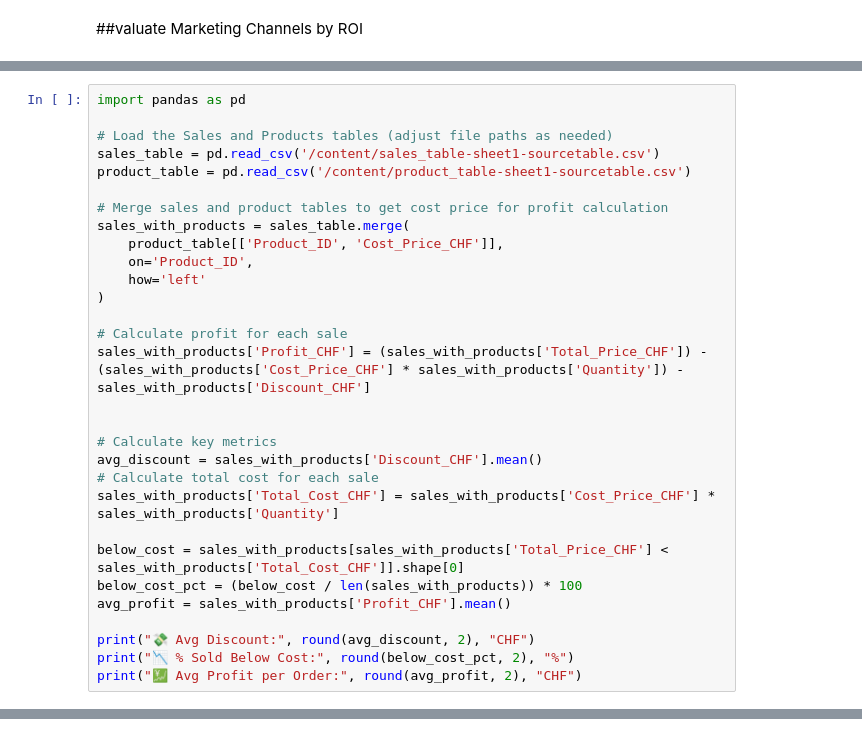
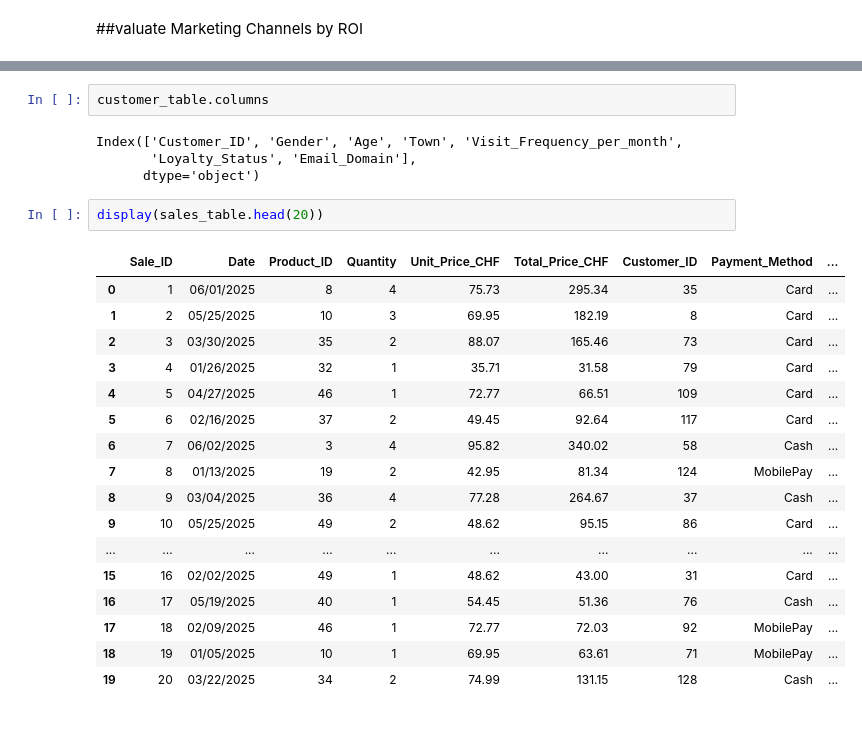
Before and after one commit to Mainabryan/-DropNet-Predicting-University-Dropout-Risk-in-Kenya, a Jupyter notebook: Swiss_clothing_brand.ipynb, the cells around one changed output, grey strips where cells are left out. Drawn from its saved outputs; the diff is of its cells as text.

```diff
--- a/Swiss_clothing_brand.ipynb
+++ b/Swiss_clothing_brand.ipynb
@@ -1178,30 +796,0 @@ For example, when doing 'df[col].method(value, inplace=True)', try using 'df.met
-# %%
-import pandas as pd
-
-# Load the Sales and Products tables (adjust file paths as needed)
-sales_table = pd.read_csv('/content/sales_table-sheet1-sourcetable.csv')
-product_table = pd.read_csv('/content/product_table-sheet1-sourcetable.csv')
-
-# Merge sales and product tables to get cost price for profit calculation
-sales_with_products = sales_table.merge(
-    product_table[['Product_ID', 'Cost_Price_CHF']],
-    on='Product_ID',
-    how='left'
-)
-
-# Calculate profit for each sale
-sales_with_products['Profit_CHF'] = (sales_with_products['Total_Price_CHF']) - (sales_with_products['Cost_Price_CHF'] * sales_with_products['Quantity']) - sales_with_products['Discount_CHF']
-
-
-# Calculate key metrics
-avg_discount = sales_with_products['Discount_CHF'].mean()
-# Calculate total cost for each sale
-sales_with_products['Total_Cost_CHF'] = sales_with_products['Cost_Price_CHF'] * sales_with_products['Quantity']
-
-below_cost = sales_with_products[sales_with_products['Total_Price_CHF'] < sales_with_products['Total_Cost_CHF']].shape[0]
-below_cost_pct = (below_cost / len(sales_with_products)) * 100
-avg_profit = sales_with_products['Profit_CHF'].mean()
-
-print("💸 Avg Discount:", round(avg_discount, 2), "CHF")
-print("📉 % Sold Below Cost:", round(below_cost_pct, 2), "%")
-print("💹 Avg Profit per Order:", round(avg_profit, 2), "CHF")
@@ -1254,0 +841,26 @@ KeyError: 'Purchase_Count'
+# %%
+customer_table.columns
+# %% [output]
+Index(['Customer_ID', 'Gender', 'Age', 'Town', 'Visit_Frequency_per_month',
+       'Loyalty_Status', 'Email_Domain'],
+      dtype='object')
+# %%
+display(sales_table.head(20))
+# %% [output]
+|  | Sale_ID | Date | Product_ID | Quantity | Unit_Price_CHF | Total_Price_CHF | Customer_ID | Payment_Method | ... |
+| 0 | 1 | 06/01/2025 | 8 | 4 | 75.73 | 295.34 | 35 | Card | ... |
+| 1 | 2 | 05/25/2025 | 10 | 3 | 69.95 | 182.19 | 8 | Card | ... |
+| 2 | 3 | 03/30/2025 | 35 | 2 | 88.07 | 165.46 | 73 | Card | ... |
+| 3 | 4 | 01/26/2025 | 32 | 1 | 35.71 | 31.58 | 79 | Card | ... |
+| 4 | 5 | 04/27/2025 | 46 | 1 | 72.77 | 66.51 | 109 | Card | ... |
+| 5 | 6 | 02/16/2025 | 37 | 2 | 49.45 | 92.64 | 117 | Card | ... |
+| 6 | 7 | 06/02/2025 | 3 | 4 | 95.82 | 340.02 | 58 | Cash | ... |
+| 7 | 8 | 01/13/2025 | 19 | 2 | 42.95 | 81.34 | 124 | MobilePay | ... |
+| 8 | 9 | 03/04/2025 | 36 | 4 | 77.28 | 264.67 | 37 | Cash | ... |
+| 9 | 10 | 05/25/2025 | 49 | 2 | 48.62 | 95.15 | 86 | Card | ... |
+| ... | ... | ... | ... | ... | ... | ... | ... | ... | ... |
+| 15 | 16 | 02/02/2025 | 49 | 1 | 48.62 | 43.00 | 31 | Card | ... |
+| 16 | 17 | 05/19/2025 | 40 | 1 | 54.45 | 51.36 | 76 | Cash | ... |
+| 17 | 18 | 02/09/2025 | 46 | 1 | 72.77 | 72.03 | 92 | MobilePay | ... |
+| 18 | 19 | 01/05/2025 | 10 | 1 | 69.95 | 63.61 | 71 | MobilePay | ... |
+| 19 | 20 | 03/22/2025 | 34 | 2 | 74.99 | 131.15 | 128 | Cash | ... |
```
Also changed, not shown: parts of 47 cells of this notebook.
